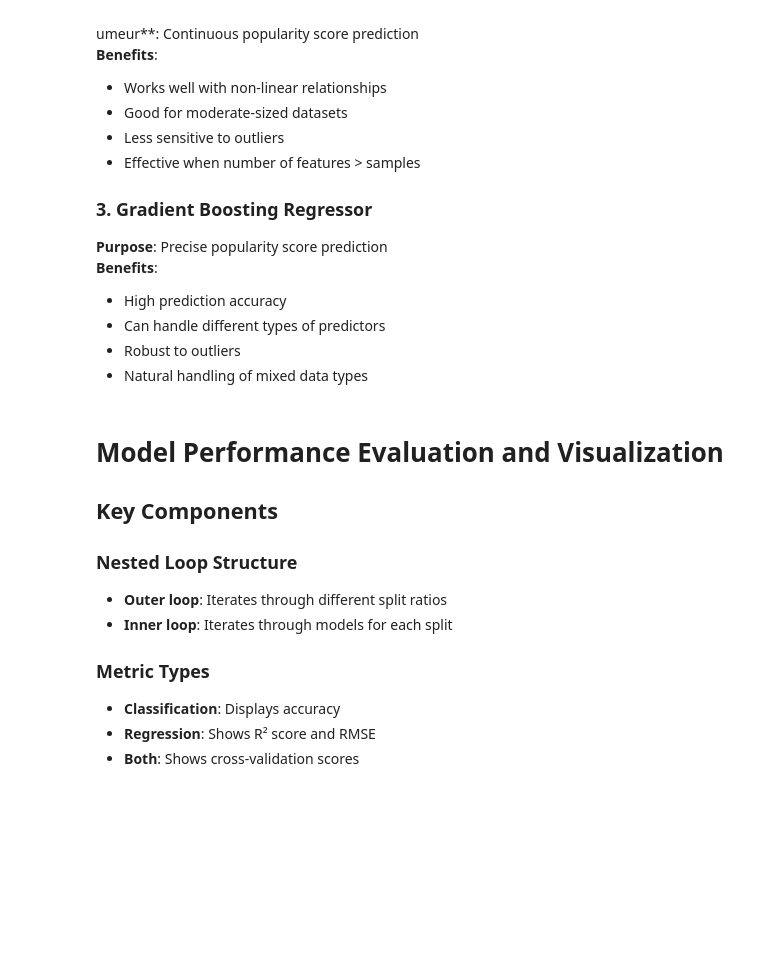
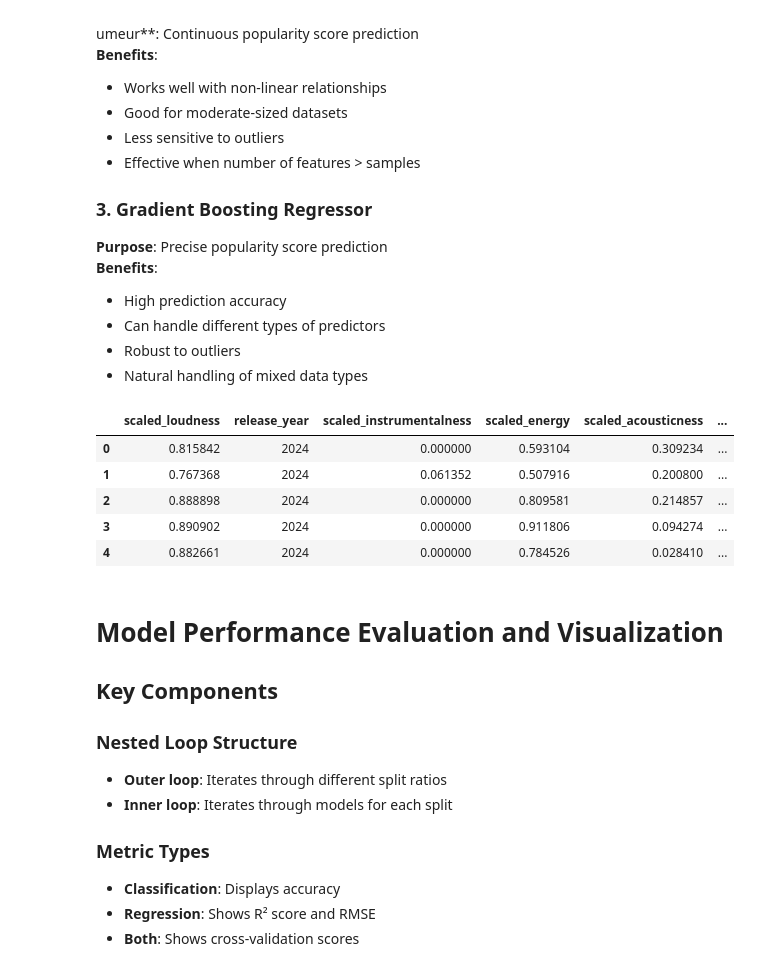
Before and after one commit to LuiisClaudio/spotify-analytics, a Jupyter notebook: capstone_project_proposal.ipynb, the cells around one changed output. Saved outputs shown, nothing was run; the diff lists cells and outputs as text; code cells hidden in the pictures; blank space fills up the shorter version.

```diff
--- a/capstone_project_proposal.ipynb
+++ b/capstone_project_proposal.ipynb
@@ -2463,6 +2451,15 @@ umeur**: Continuous popularity score prediction
 - Can handle different types of predictors
 - Robust to outliers
 - Natural handling of mixed data types
+# %%
+X_selected.head()
+# %% [output]
+|  | scaled_loudness | release_year | scaled_instrumentalness | scaled_energy | scaled_acousticness | ... |
+| 0 | 0.815842 | 2024 | 0.000000 | 0.593104 | 0.309234 | ... |
+| 1 | 0.767368 | 2024 | 0.061352 | 0.507916 | 0.200800 | ... |
+| 2 | 0.888898 | 2024 | 0.000000 | 0.809581 | 0.214857 | ... |
+| 3 | 0.890902 | 2024 | 0.000000 | 0.911806 | 0.094274 | ... |
+| 4 | 0.882661 | 2024 | 0.000000 | 0.784526 | 0.028410 | ... |
 # %%
 # Split data with different ratios
 split_ratios = [0.2, 0.3]
```
Also changed, not shown: parts of 13 cells of this notebook.
